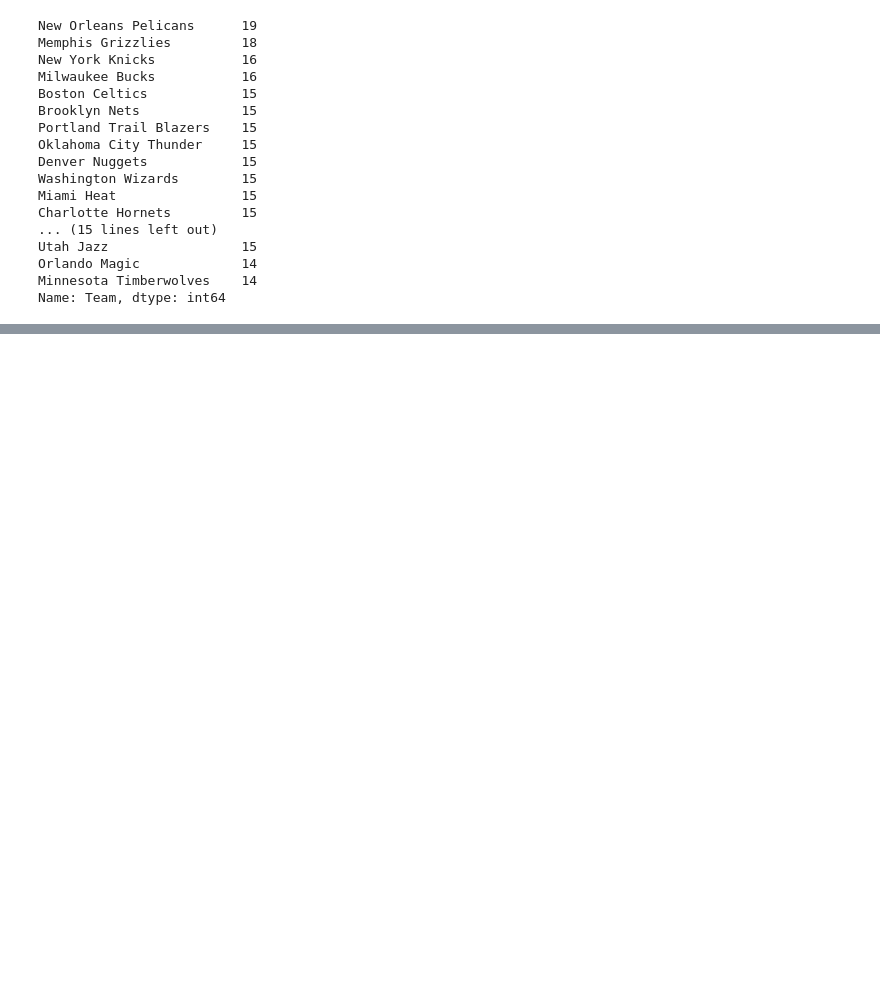
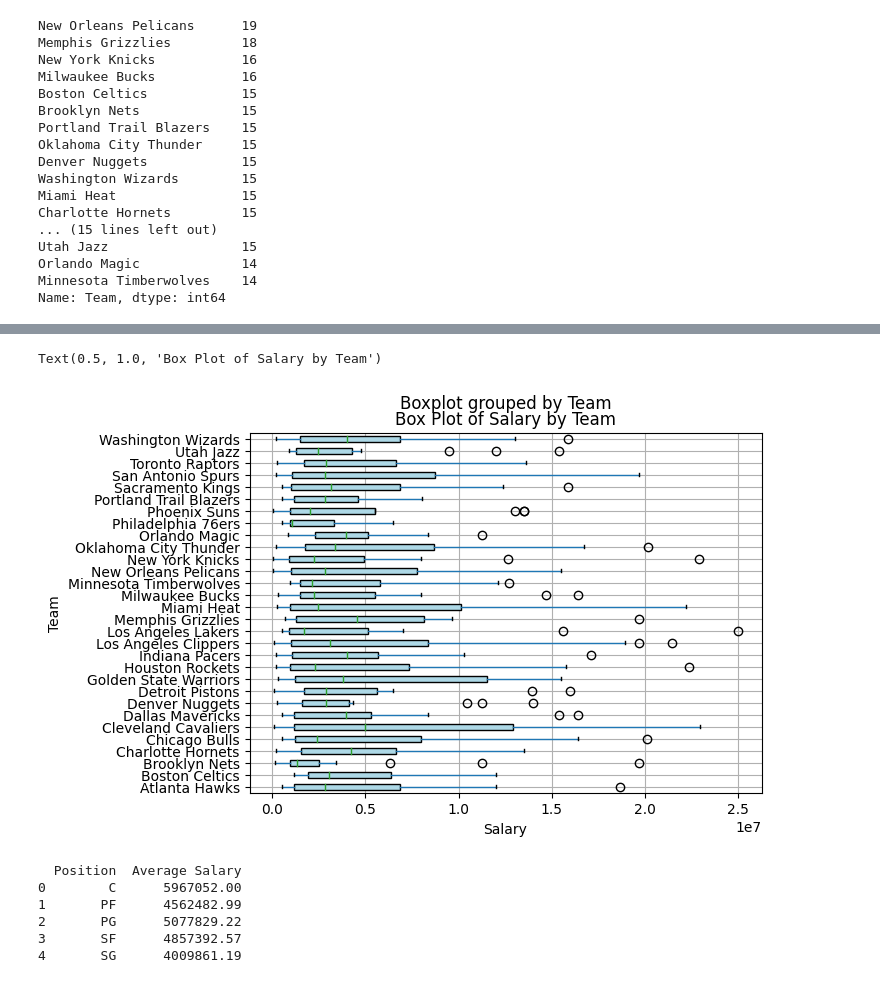
Before and after one commit to tassiogomes/MINDD-ISEP, a Jupyter notebook: MINDD_PL01.ipynb, the cells around one changed output, grey strips where cells are left out. Saved outputs shown, nothing was run; the diff lists cells and outputs as text; code cells hidden in the pictures; blank space fills up the shorter version.

```diff
--- a/MINDD_PL01.ipynb
+++ b/MINDD_PL01.ipynb
@@ -199,0 +179,22 @@ df.groupby('Team')[['Salary']].describe()
+# %%
+boxplot = df.boxplot(column='Salary', by='Team', vert=False, patch_artist=True, boxprops=dict(facecolor='lightblue'))
+
+# Personalize os rótulos do eixo x e o título
+boxplot.set_xlabel('Salary')
+boxplot.set_title('Box Plot of Salary by Team')
+# %% [output]
+Text(0.5, 1.0, 'Box Plot of Salary by Team')
+[figure, added]
+# %%
+#21 average salary per position
+average_salary_per_position = df.groupby('Position')['Salary'].mean().round(2).reset_index()
+average_salary_per_position.columns = ['Position', 'Average Salary'] #.columns
+average_salary_per_position = average_salary_per_position[['Position', 'Average Salary']] # change columns directly
+print(average_salary_per_position)
+# %% [output]
+  Position  Average Salary
+0        C      5967052.00
+1       PF      4562482.99
+2       PG      5077829.22
+3       SF      4857392.57
+4       SG      4009861.19
```
Also changed, not shown: parts of 7 cells of this notebook.
